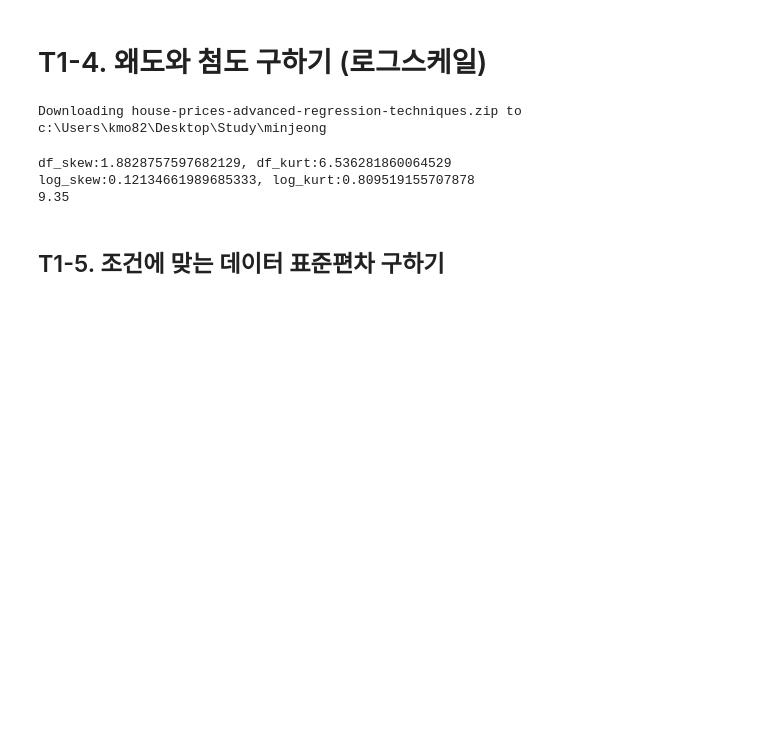
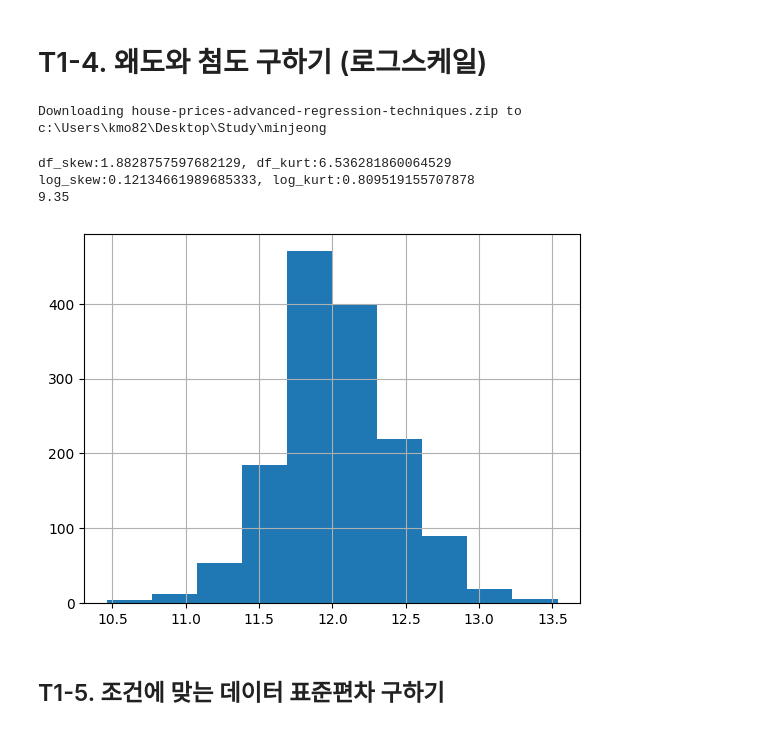
Before and after one commit to PNU-Mentoring/Study, a Jupyter notebook: minjeong/T1.ipynb, the cells around one changed output. Drawn from its saved outputs; the diff is of its cells as text; code cells hidden in the pictures; blank space fills up the shorter version.

```diff
--- a/minjeong/T1.ipynb
+++ b/minjeong/T1.ipynb
@@ -74,31 +74,32 @@ Downloading house-prices-advanced-regression-techniques.zip to c:\Users\kmo82\De
 # %%
 #주어진 데이터 중 train.csv에서 'SalePrice'컬럼의 왜도와 첨도를 구한 값과, 'SalePrice'컬럼을 스케일링(log1p)로 변환한 이후 왜도와 첨도를 구해 모두 더한 다음 소수점 2째자리까지 출력하시오
 import pandas as pd
 import numpy as np
 from matplotlib import pyplot as plt
 
 df=pd.read_csv('C:\\Users\\kmo82\\Desktop\\Study\\minjeong\\house-prices-advanced-regression-techniques\\train.csv')
 
 # 'SalePrice'컬럼 왜도와 첨도계산
 df_skew=df['SalePrice'].skew()
 df_kurt=df['SalePrice'].kurt()
 print(f'df_skew:{df_skew}, df_kurt:{df_kurt}')
-#df['SalePrice'].hist() 시각화=> 왼쪽으로 몰려 있음
+#df['SalePrice'].hist()#시각화=> 왼쪽으로 몰려 있음
 
 # 'SalePrice'컬럼 로그변환
 df['SalePrice'] = np.log1p(df['SalePrice']) #np.log()하면 데이터에 0이 있을 경우 -무한 값이 나옴.
-#df['SalePrice'].hist()
+df['SalePrice'].hist() #예측하려는 값이 한쪽으로 치우쳐져 있을 경우에는 꼭 로그변환을 통해 정규분포로 만들어줘야 함.
 
 log_skew=df['SalePrice'].skew()
 log_kurt=df['SalePrice'].kurt()
 print(f'log_skew:{log_skew}, log_kurt:{log_kurt}')
 
 ans=round(df_skew+df_kurt+log_skew+log_kurt, 2)
 print(ans)
 # %% [output]
 df_skew:1.8828757597682129, df_kurt:6.536281860064529
 log_skew:0.12134661989685333, log_kurt:0.809519155707878
 9.35
+[figure, added]
 # %% [markdown]
 ## T1-5. 조건에 맞는 데이터 표준편차 구하기
 # %%
```
Also changed, not shown: parts of 17 cells of this notebook.
